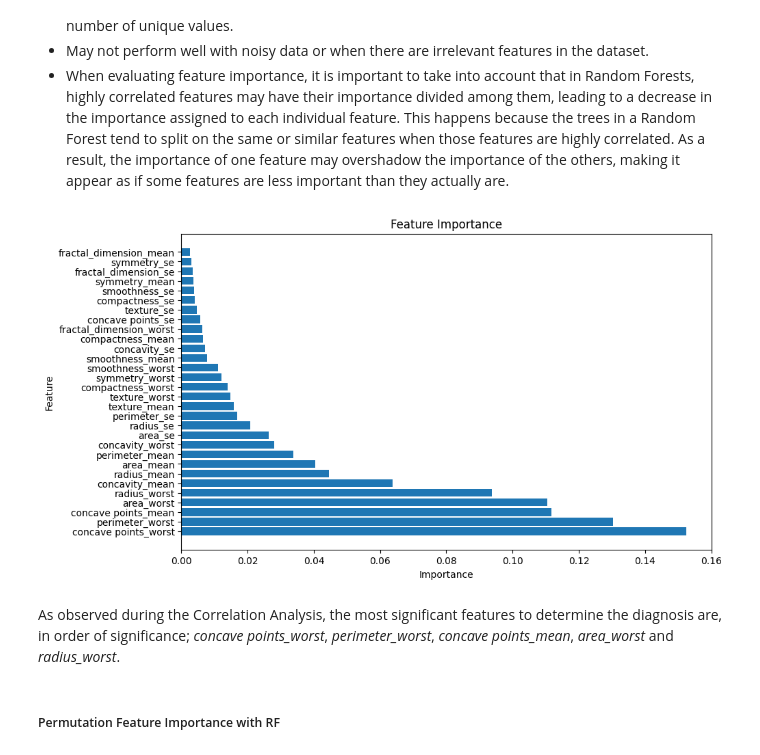
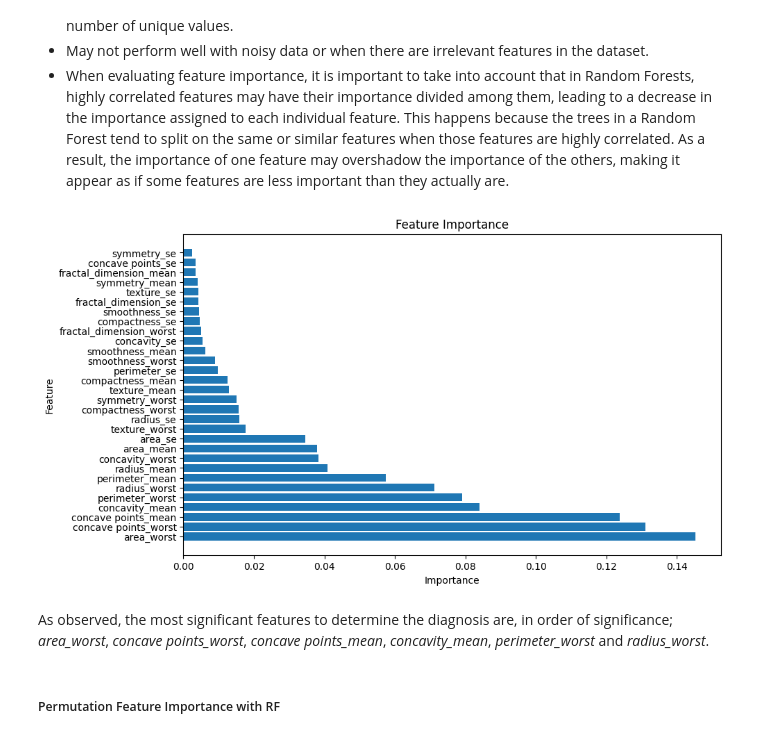
Before and after one commit to mcollpol/BreastCancerPrediction, a Jupyter notebook: research/notebooks/03-feature-selection.ipynb, the cells around one changed output. Saved outputs shown, nothing was run; the diff lists cells and outputs as text; code cells hidden in the pictures.

```diff
--- a/research/notebooks/03-feature-selection.ipynb
+++ b/research/notebooks/03-feature-selection.ipynb
@@ -28,5 +34,6 @@ from sklearn.linear_model import LogisticRegression
 # %%
 DATASET_PATH = '../outputs/processed_dataset.pkl'
+RANDOM_STATE = 42 # Used to set the seed for reproduceability.
 # %% [markdown]
 ### Loading preprocessed data
 # %%
@@ -77,31 +84,28 @@ Considerations:
 # %%
 X = X_train.copy()
 y = y_train.copy()
 
-rf_classifier = RandomForestClassifier()
+rf_classifier = RandomForestClassifier(random_state=RANDOM_STATE)
 rf_classifier.fit(X, y)
 
-# Get feature importances
 feature_importances = rf_classifier.feature_importances_
-feature_importance_df = pd.DataFrame({'Feature': X.columns,
-                                      'Importance': feature_importances})
 
-# Sort the DataFrame by importance
-feature_importance_df = feature_importance_df.sort_values(by='Importance',
-                                                          ascending=False)
+# Ranking Features.
+sorted_indices = np.argsort(feature_importances)[::-1]
+sorted_features = X.columns[sorted_indices]
 
-# Plot feature importances
+# Visualization.
 plt.figure(figsize=(10, 6))
-plt.barh(feature_importance_df['Feature'],
-         feature_importance_df['Importance'])
+plt.barh(sorted_features,
+         feature_importances[sorted_indices])
 plt.xlabel('Importance')
 plt.ylabel('Feature')
 plt.title('Feature Importance')
 plt.show()
 # %% [output]
-[figure, old version]
+[figure, new version]
 # %% [markdown]
-As observed during the Correlation Analysis, the most significant features to determine the diagnosis are, in order of significance; *concave points_worst*, *perimeter_worst*,  *concave points_mean*, *area_worst* and *radius_worst*.
+As observed, the most significant features to determine the diagnosis are, in order of significance; *area_worst*, *concave points_worst*, *concave points_mean*, *concavity_mean*, *perimeter_worst* and *radius_worst*.
 # %% [markdown]
 ##### Permutation Feature Importance with RF
 # %% [markdown]
```
Also changed, not shown: parts of 27 cells of this notebook, 2 other files.
